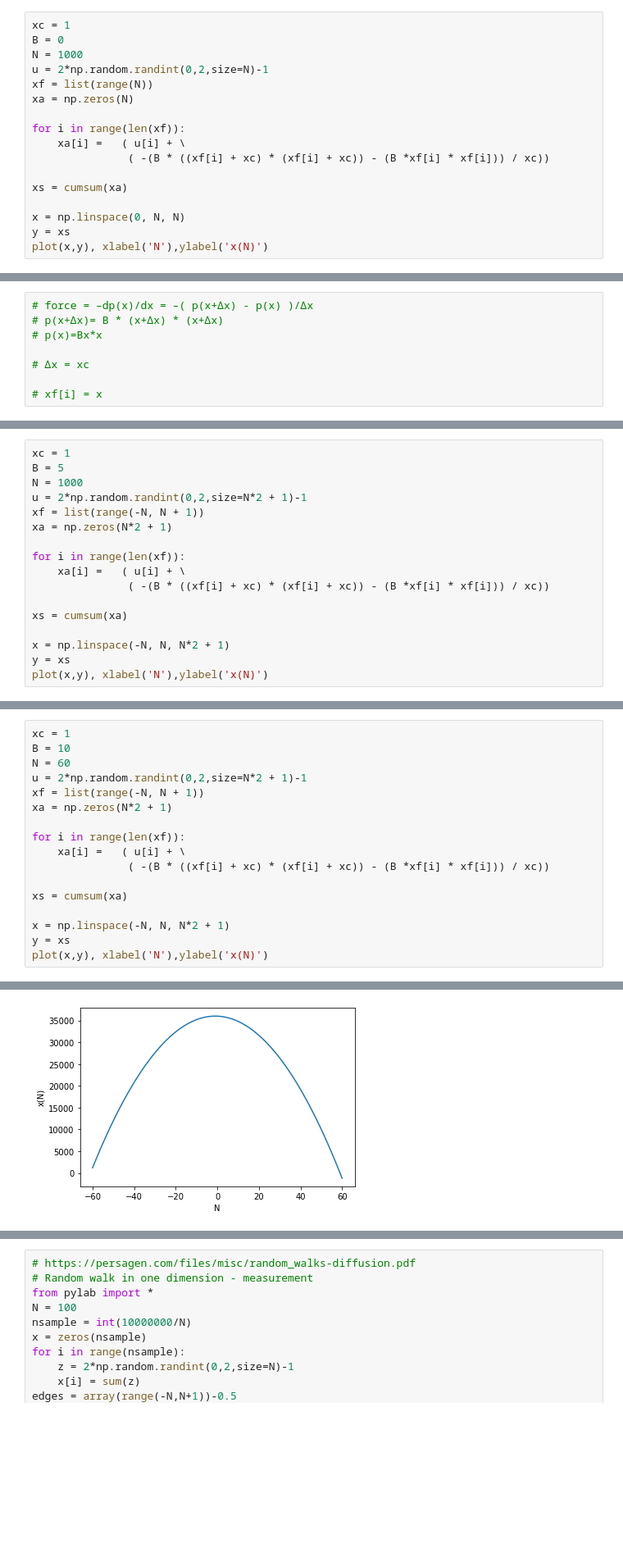
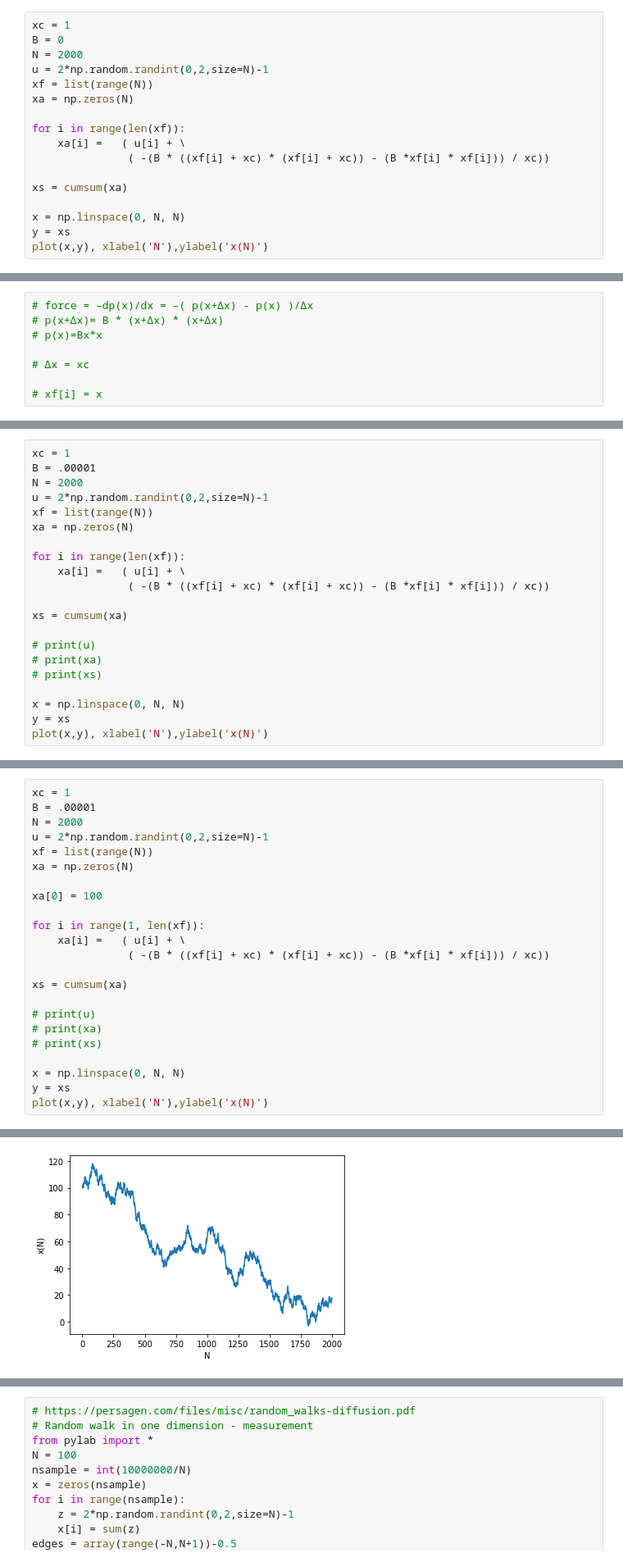
Before and after one commit to wpqc21/ClassificationLandscapes, a Jupyter notebook: Random_Walk_TensorFlow_02_02_2022.ipynb, the cells around one changed output, grey strips where cells are left out. Shown at 82% size. Drawn from its saved outputs; the diff is of its cells as text; blank space fills up the shorter version.

```diff
--- a/Random_Walk_TensorFlow_02_02_2022.ipynb
+++ b/Random_Walk_TensorFlow_02_02_2022.ipynb
@@ -144,7 +146,7 @@ plot(x,y), xlabel('N'),ylabel('x(N)')
 # %%
 xc = 1
 B = 0
-N = 1000
+N = 2000
 u = 2*np.random.randint(0,2,size=N)-1
 xf = list(range(N))
 xa = np.zeros(N)
@@ -232,10 +252,10 @@ ValueError: ignored
 # %%
 xc = 1
-B = 5
-N = 1000
-u = 2*np.random.randint(0,2,size=N*2 + 1)-1
-xf = list(range(-N, N + 1))
-xa = np.zeros(N*2 + 1)
+B = .00001
+N = 2000
+u = 2*np.random.randint(0,2,size=N)-1
+xf = list(range(N))
+xa = np.zeros(N)
 
 for i in range(len(xf)):
     xa[i] =   ( u[i] + \
@@ -243,7 +263,11 @@ for i in range(len(xf)):
 
 xs = cumsum(xa)
 
-x = np.linspace(-N, N, N*2 + 1)
+# print(u)
+# print(xa)
+# print(xs)
+
+x = np.linspace(0, N, N)
 y = xs
 plot(x,y), xlabel('N'),ylabel('x(N)')
 # %% [output]
@@ -256,22 +288,28 @@ plot(x,y), xlabel('N'),ylabel('x(N)')
 # %%
 xc = 1
-B = 10
-N = 60
-u = 2*np.random.randint(0,2,size=N*2 + 1)-1
-xf = list(range(-N, N + 1))
-xa = np.zeros(N*2 + 1)
+B = .00001
+N = 2000
+u = 2*np.random.randint(0,2,size=N)-1
+xf = list(range(N))
+xa = np.zeros(N)
 
-for i in range(len(xf)):
+xa[0] = 100
+
+for i in range(1, len(xf)):
     xa[i] =   ( u[i] + \
                ( -(B * ((xf[i] + xc) * (xf[i] + xc)) - (B *xf[i] * xf[i])) / xc))
 
 xs = cumsum(xa)
 
-x = np.linspace(-N, N, N*2 + 1)
+# print(u)
+# print(xa)
+# print(xs)
+
+x = np.linspace(0, N, N)
 y = xs
 plot(x,y), xlabel('N'),ylabel('x(N)')
 # %% [output]
 ([<matplotlib.lines.Line2D at 0x...>],
  Text(0.5, 0, 'N'),
  Text(0, 0.5, 'x(N)'))
-[figure, old version]
+[figure, new version]
```
Also changed, not shown: parts of 32 cells of this notebook.
